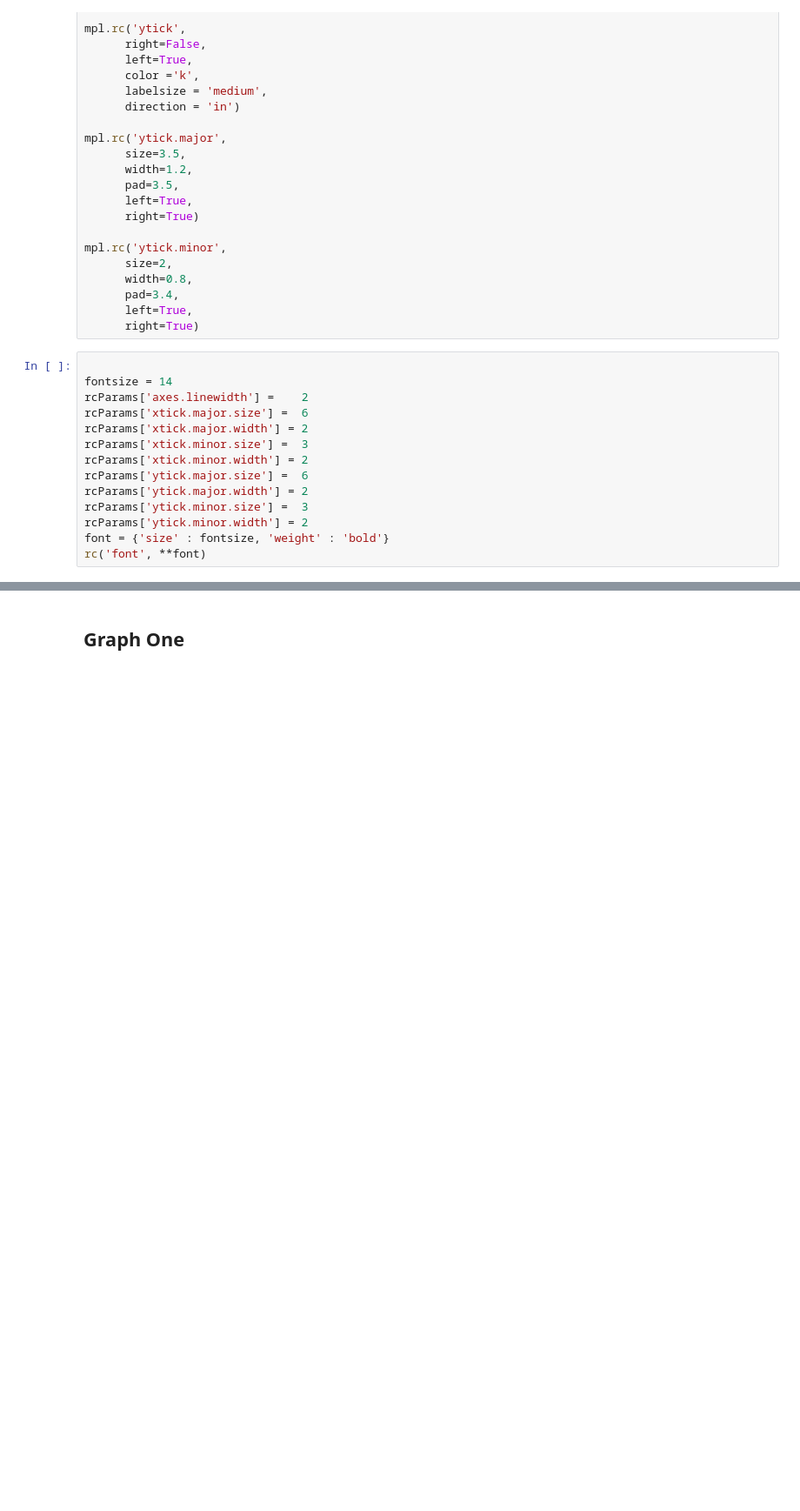
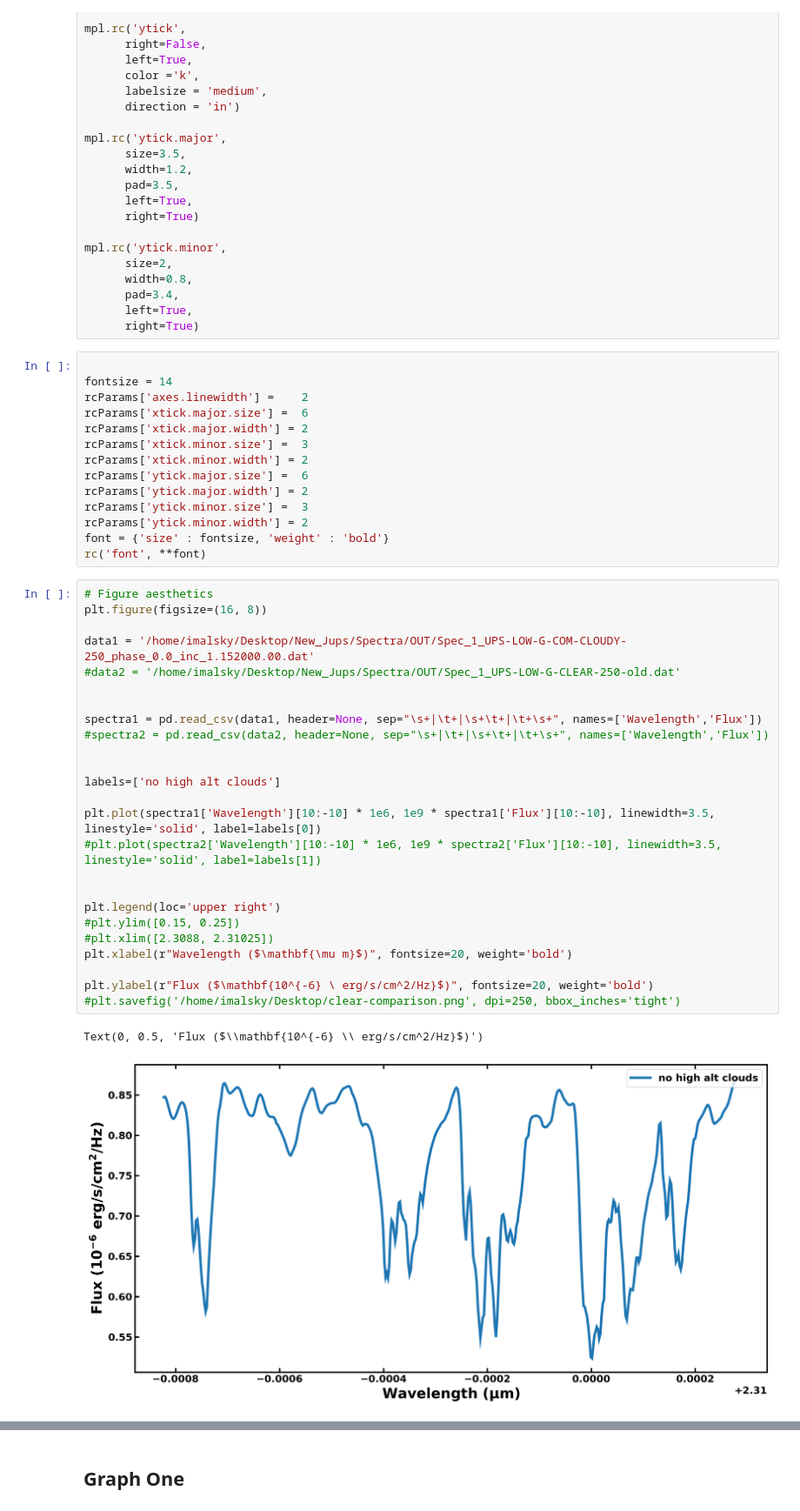
Before and after one commit to imalsky/New_Jups, a Jupyter notebook: Code/spectra.ipynb, the cells around one changed output, grey strips where cells are left out. Shown at 87% size. Drawn from its saved outputs; the diff is of its cells as text; blank space fills up the shorter version.

```diff
--- a/Code/spectra.ipynb
+++ b/Code/spectra.ipynb
@@ -117,3 +117,31 @@ rcParams['ytick.minor.size'] =  3
 rcParams['ytick.minor.width'] = 2
 font = {'size' : fontsize, 'weight' : 'bold'}
 rc('font', **font)
+# %%
+# Figure aesthetics
+plt.figure(figsize=(16, 8))
+
+data1 = '/home/imalsky/Desktop/New_Jups/Spectra/OUT/Spec_1_UPS-LOW-G-COM-CLOUDY-250_phase_0.0_inc_1.152000.00.dat'
+#data2 = '/home/imalsky/Desktop/New_Jups/Spectra/OUT/Spec_1_UPS-LOW-G-CLEAR-250-old.dat'
+
+
+spectra1 = pd.read_csv(data1, header=None, sep="\s+|\t+|\s+\t+|\t+\s+", names=['Wavelength','Flux'])
+#spectra2 = pd.read_csv(data2, header=None, sep="\s+|\t+|\s+\t+|\t+\s+", names=['Wavelength','Flux'])
+
+
+labels=['no high alt clouds']
+
+plt.plot(spectra1['Wavelength'][10:-10] * 1e6, 1e9 * spectra1['Flux'][10:-10], linewidth=3.5, linestyle='solid', label=labels[0])
+#plt.plot(spectra2['Wavelength'][10:-10] * 1e6, 1e9 * spectra2['Flux'][10:-10], linewidth=3.5, linestyle='solid', label=labels[1])
+
+
+plt.legend(loc='upper right')
+#plt.ylim([0.15, 0.25])
+#plt.xlim([2.3088, 2.31025])
+plt.xlabel(r"Wavelength ($\mathbf{\mu m}$)", fontsize=20, weight='bold')
+
+plt.ylabel(r"Flux ($\mathbf{10^{-6} \ erg/s/cm^2/Hz}$)", fontsize=20, weight='bold')
+#plt.savefig('/home/imalsky/Desktop/clear-comparison.png', dpi=250, bbox_inches='tight')
+# %% [output]
+Text(0, 0.5, 'Flux ($\\mathbf{10^{-6} \\ erg/s/cm^2/Hz}$)')
+[figure, added]
```
Also changed, not shown: parts of 3 cells of this notebook, 11 other files.
